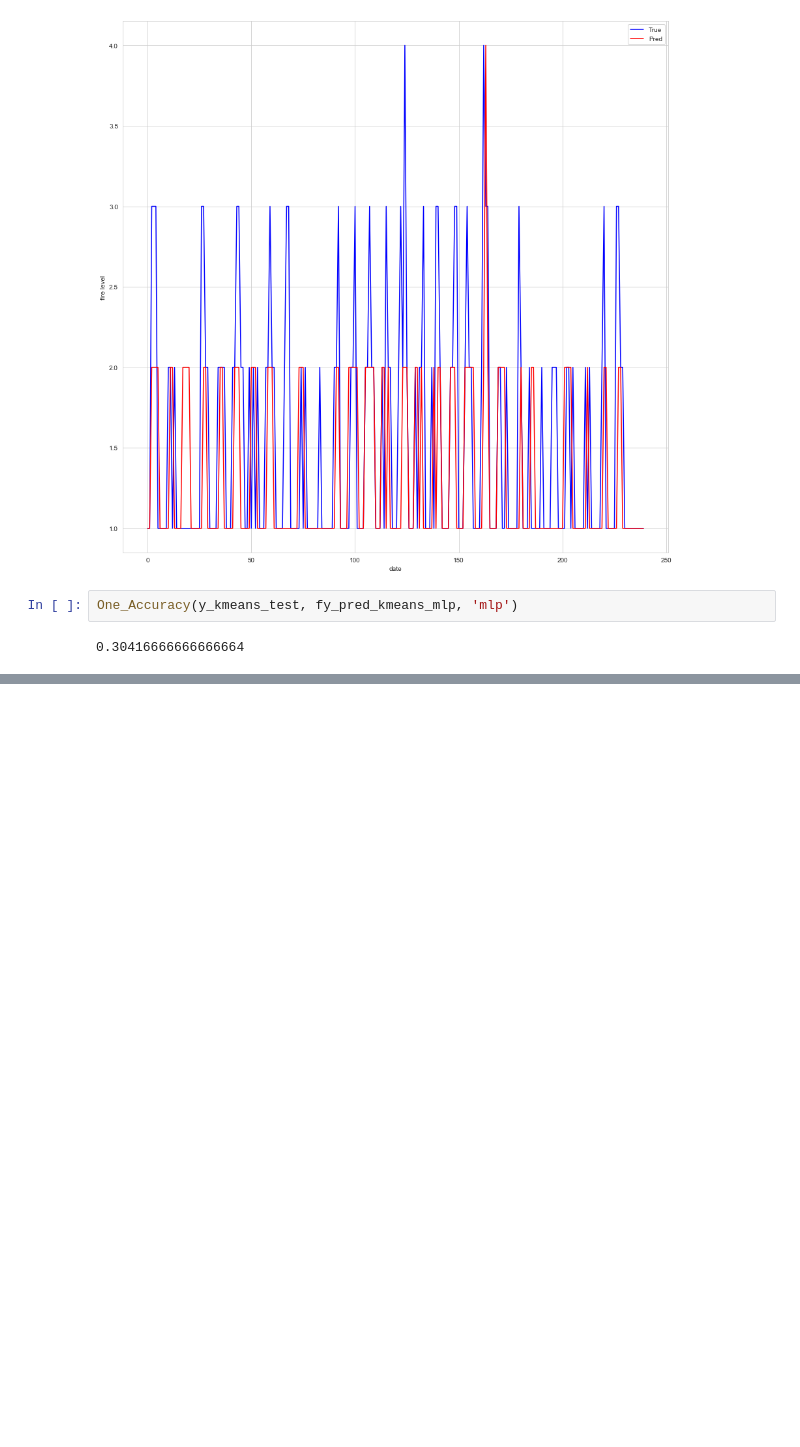
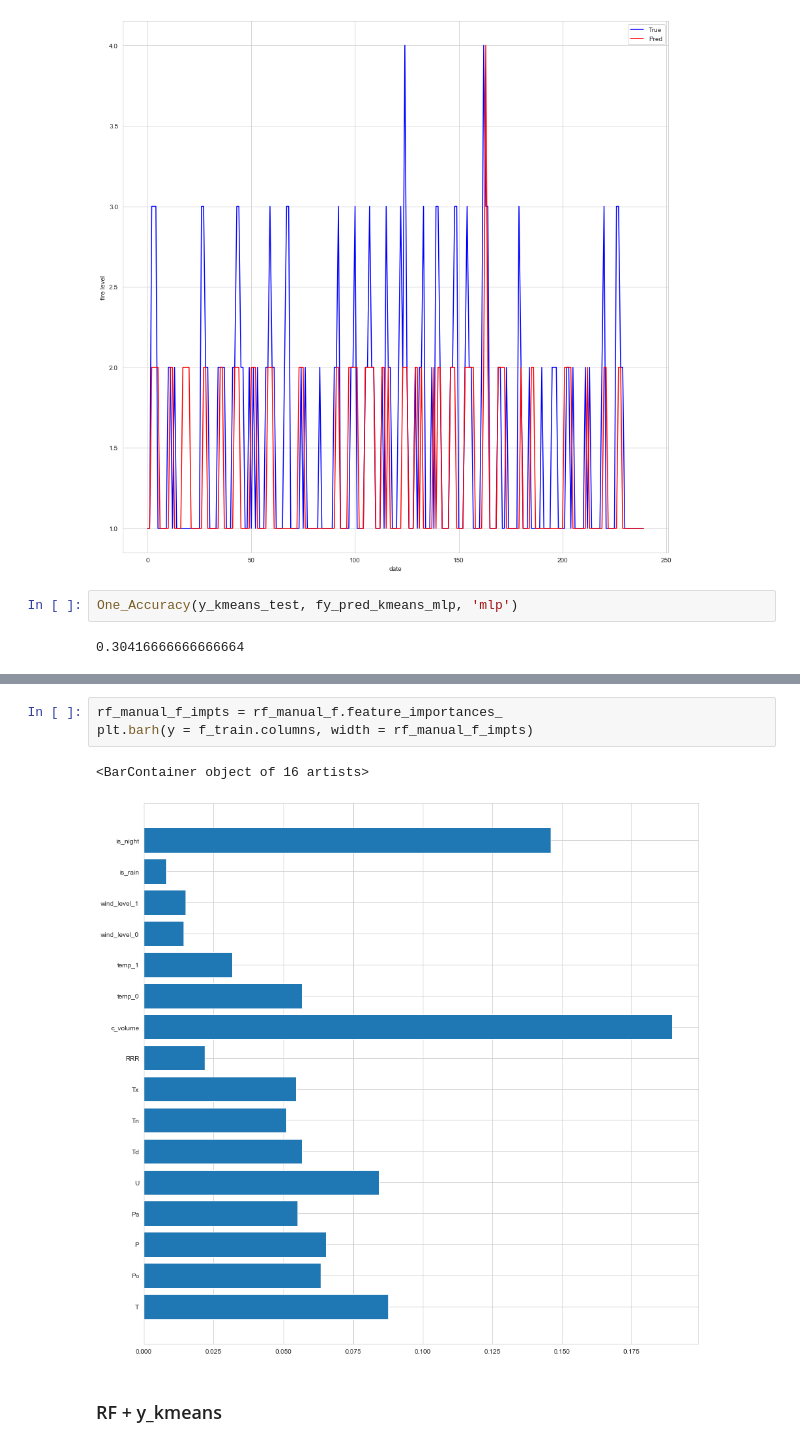
Before and after one commit to wshy1999/Fire_Alarm_Prediction, a Jupyter notebook: fire_shifted.ipynb, the cells around one changed output, grey strips where cells are left out. Saved outputs shown, nothing was run; the diff lists cells and outputs as text; blank space fills up the shorter version.

```diff
--- a/fire_shifted.ipynb
+++ b/fire_shifted.ipynb
@@ -1164,0 +1216,8 @@ One_Accuracy(y_kmeans_test, fy_pred_kmeans_mlp, 'mlp')
+# %%
+rf_manual_f_impts = rf_manual_f.feature_importances_
+plt.barh(y = f_train.columns, width = rf_manual_f_impts)
+# %% [output]
+<BarContainer object of 16 artists>
+[figure, added]
+# %% [markdown]
+### RF + y_kmeans
```
Also changed, not shown: parts of 15 cells of this notebook.
